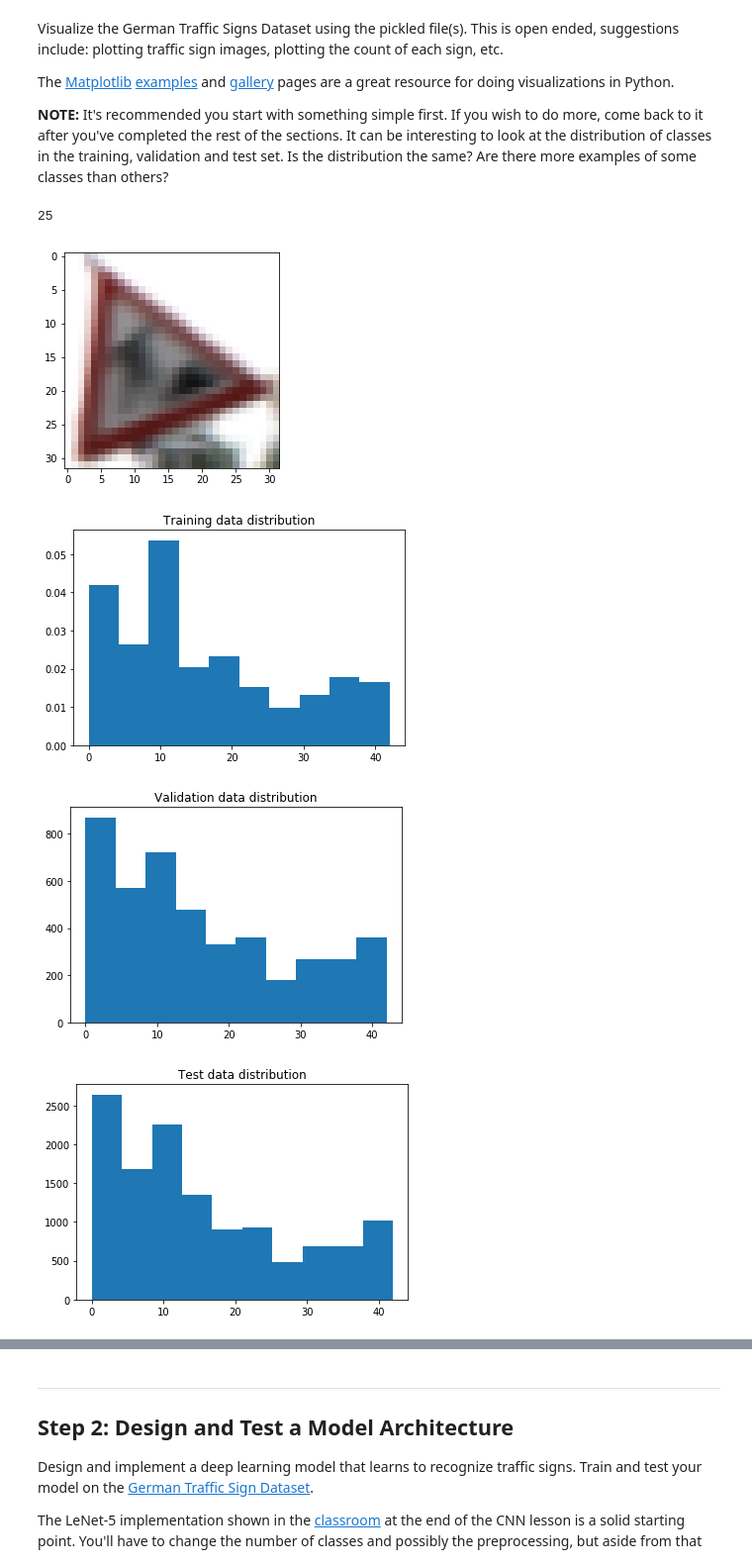
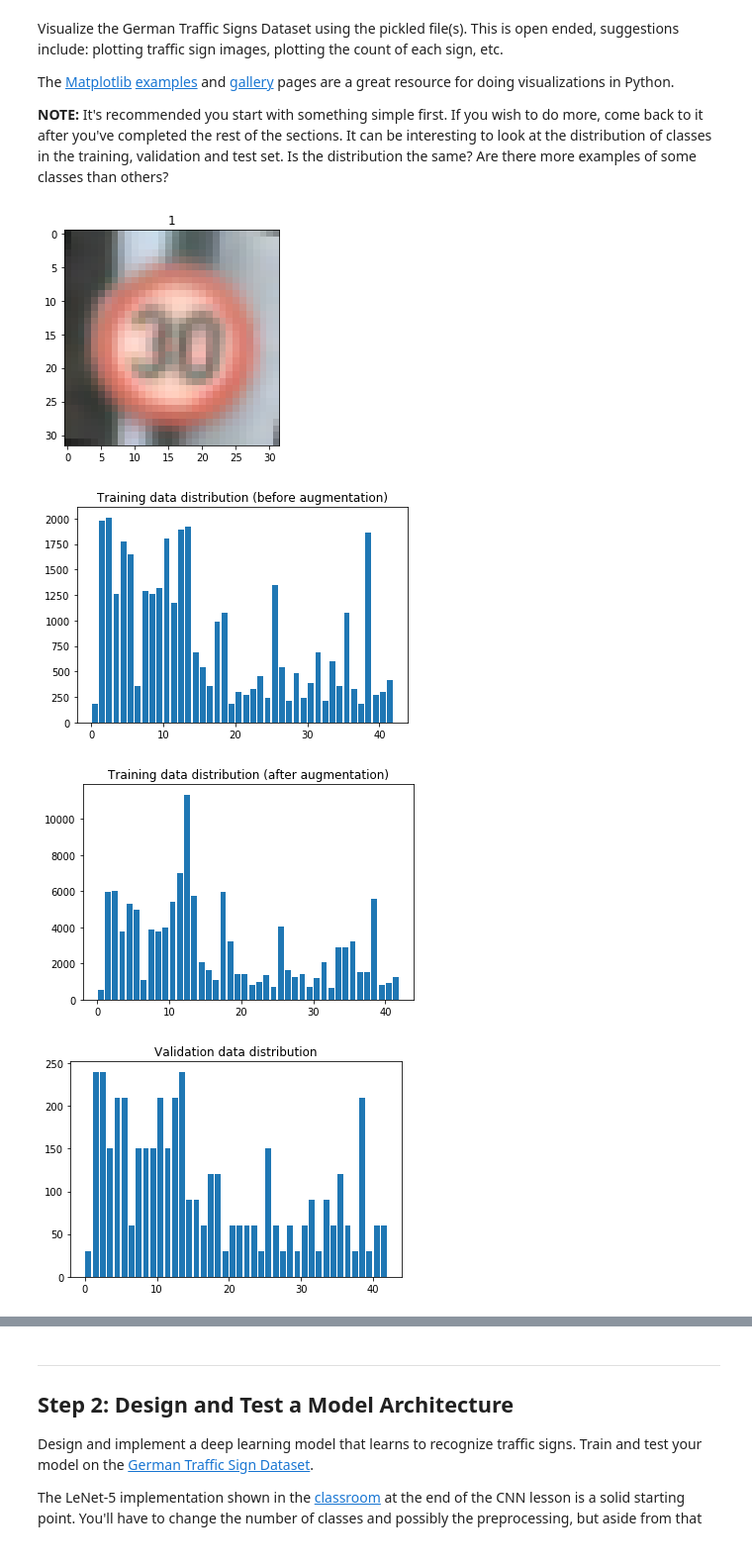
Before and after one commit to fadida/CarND-Traffic-Sign-Classifier-Project, a Jupyter notebook: Traffic_Sign_Classifier.ipynb, the cells around one changed output, grey strips where cells are left out. Shown: that part at 99% size. Cells and saved outputs as stored; diff of their text form; code cells hidden in the pictures.

```diff
--- a/Traffic_Sign_Classifier.ipynb
+++ b/Traffic_Sign_Classifier.ipynb
@@ -24,21 +24,24 @@ The [rubric](https://review.udacity.com/#!/rubrics/481/view) contains "Stand Out
 import pickle
 
 # TODO: Fill this in based on where you saved the training and testing data
-
-training_file = 'new_train.p' # augmented training data
+training_file = 'train.p'
+augmented_training_file = 'new_train.p'
 validation_file = 'valid.p'
 testing_file = 'test.p'
 
 with open(training_file, mode='rb') as f:
     train = pickle.load(f)
+with open(augmented_training_file, mode='rb') as f:
+    new_train = pickle.load(f)
 with open(validation_file, mode='rb') as f:
     valid = pickle.load(f)
 with open(testing_file, mode='rb') as f:
     test = pickle.load(f)
 
-X_train, y_train = train['features'], train['labels']
-X_valid, y_valid = valid['features'], valid['labels']
-X_test, y_test = test['features'], test['labels']
+X_train_old, y_train_old = train['features'], train['labels']
+X_train, y_train         = new_train['features'], new_train['labels']
+X_valid, y_valid         = valid['features'], valid['labels']
+X_test, y_test           = test['features'], test['labels']
 # %% [markdown]
 ---
 
@@ -95,37 +105,41 @@ The [Matplotlib](http://matplotlib.org/) [examples](http://matplotlib.org/exampl
 # %%
 ### Data exploration visualization code goes here.
 ### Feel free to use as many code cells as needed.
 import matplotlib.pyplot as plt
 import random
 # Visualizations will be shown in the notebook.
 %matplotlib inline
 
 # Show random image from training set
 rand_idx = random.randrange(0, n_train)
 plt.figure()
 plt.imshow(X_train[rand_idx])
-print(y_train[rand_idx])
+plt.title(y_train[rand_idx])
 
 # Show training data distribution
 plt.figure()
-plt.hist(y_train, normed=1)
-plt.title('Training data distribution')
+plt.hist(y_train_old, rwidth=0.8, bins=np.arange(n_classes))
+plt.title('Training data distribution (before augmentation)')
+plt.show()
+
+plt.figure()
+plt.hist(y_train, rwidth=0.8, bins=np.arange(n_classes))
+plt.title('Training data distribution (after augmentation)')
 plt.show()
 
 # Show validation data distribution
 plt.figure()
-plt.hist(y_valid)
+plt.hist(y_valid, rwidth=0.8, bins=np.arange(n_classes))
 plt.title('Validation data distribution')
 plt.show()
 
 # Show test data distribution
 plt.figure()
-plt.hist(y_test)
+plt.hist(y_test, rwidth=0.8, bins=np.arange(n_classes))
 plt.title('Test data distribution')
 plt.show()
 # %% [output]
-25
-[figure, old version]
+[figure, new version]
-[figure, old version]
+[figure, new version]
-[figure, old version]
+[figure, new version]
-[figure, old version]
+[figure, new version]
```
Also changed, not shown: parts of 9 cells of this notebook.
